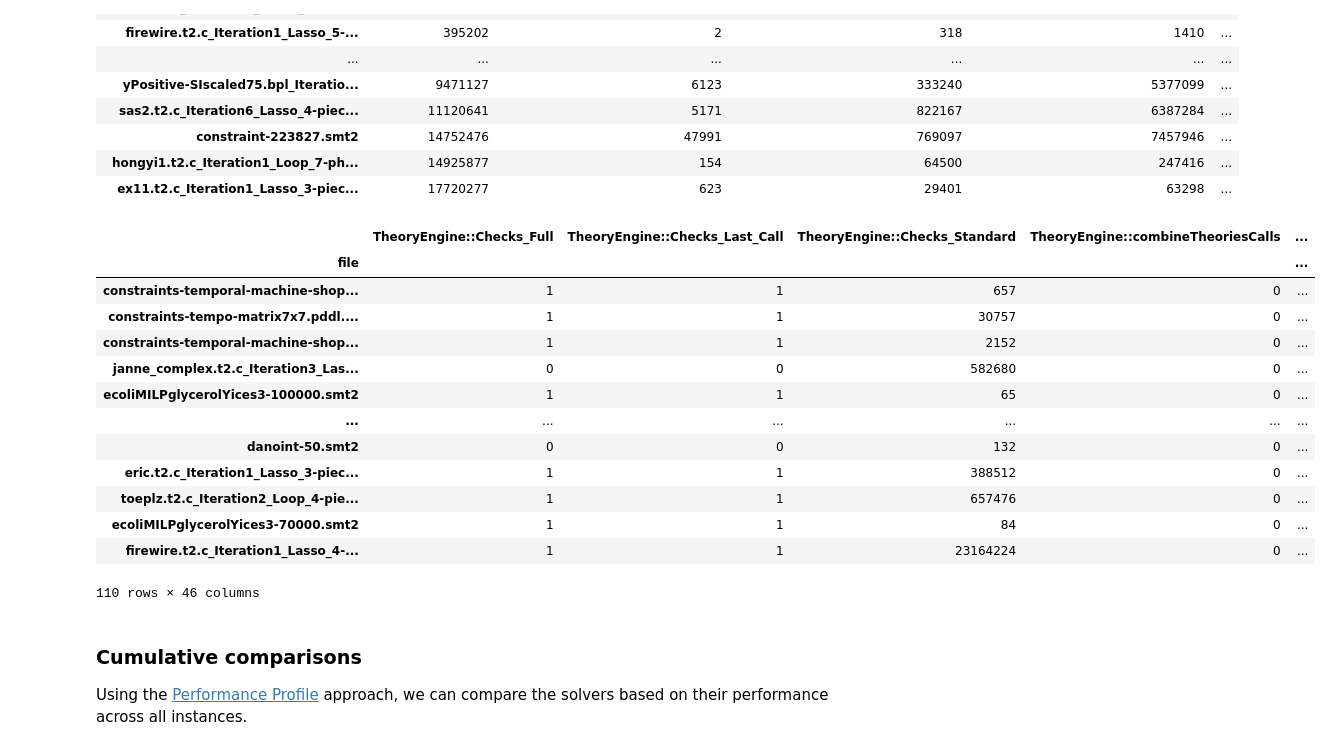
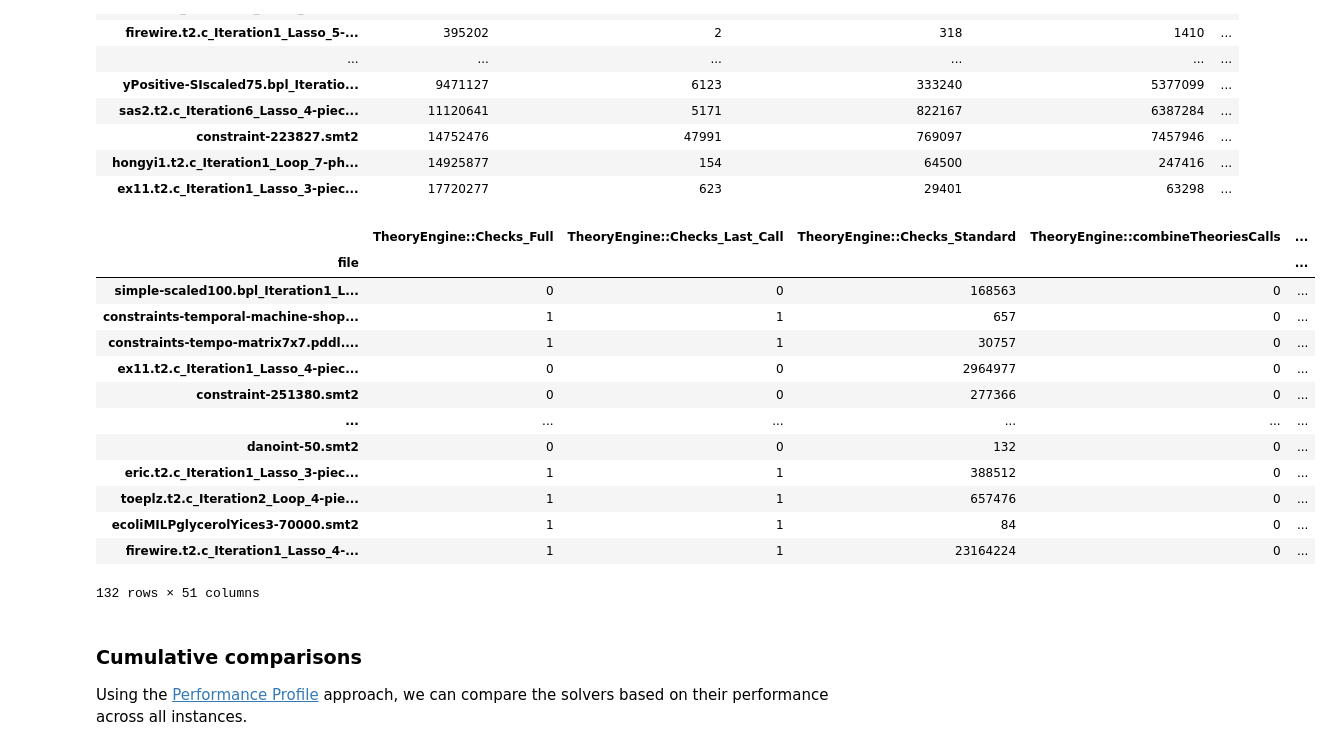
Before and after one commit to TendTo/dlinear, a Jupyter notebook: benchmarks/load_benchmarks.ipynb, the cells around one changed output. Cells and saved outputs as stored; diff of their text form; code cells hidden in the pictures.

```diff
--- a/benchmarks/load_benchmarks.ipynb
+++ b/benchmarks/load_benchmarks.ipynb
@@ -40,7 +40,7 @@ from utils import (
     QSOPTEX,
 )
 # %%
-DROP_UNSOLVED = True
+DROP_UNSOLVED = False
 # %%
 all_instances = pd.read_csv("../instances.csv").set_index("file")
 instances_100 = pd.read_csv("../100_instances.csv").set_index("file")
@@ -291,8 +290,8 @@ md(get_tot_results_compare(SolverResult(soplex_i100, "SoPlex", "S"), SolverResul
 # %%
-glpk = pd.read_csv("../glpk_i200.csv").dropna(subset=["resultG"]).set_index("file")
-glpk = glpk[glpk["resultG"].isin(["sat", "unsat"])] if DROP_UNSOLVED else glpk
-glpk["options::pivots"] = 200
-md(get_tot_results_compare(SolverResult(soplex_i100, "SoPlex", "S"), SolverResult(glpk, "GLPK", "G")))
+glpk_200 = pd.read_csv("../glpk_i200.csv").dropna(subset=["resultG"]).set_index("file")
+glpk_200 = glpk_200[glpk_200["resultG"].isin(["sat", "unsat"])] if DROP_UNSOLVED else glpk_200
+glpk_200["options::pivots"] = 200
+md(get_tot_results_compare(SolverResult(soplex_i100, "SoPlex", "S"), SolverResult(glpk_200, "GLPK", "G")))
 # %% [output]
 
 #### GLPK comparison with SoPlex
@@ -499,22 +350,22 @@ temp_df[(temp_df["theory::arith::z::arith::relax::infeasible::failures"] > 0)][I
 | hongyi1.t2.c_Iteration1_Loop_7-ph... | 14925877 | 154 | 64500 | 247416 | ... |
 | ex11.t2.c_Iteration1_Lasso_3-piec... | 17720277 | 623 | 29401 | 63298 | ... |
 # %%
-glpk[glpk["theory::arith::z::arith::relax::calls"] > 0]
+glpk_200[glpk_200["theory::arith::z::arith::relax::calls"] > 0]
 # %% [output]
 |  | TheoryEngine::Checks_Full | TheoryEngine::Checks_Last_Call | TheoryEngine::Checks_Standard | TheoryEngine::combineTheoriesCalls | ... |
 | file |  |  |  |  | ... |
+| simple-scaled100.bpl_Iteration1_L... | 0 | 0 | 168563 | 0 | ... |
 | constraints-temporal-machine-shop... | 1 | 1 | 657 | 0 | ... |
 | constraints-tempo-matrix7x7.pddl.... | 1 | 1 | 30757 | 0 | ... |
-| constraints-temporal-machine-shop... | 1 | 1 | 2152 | 0 | ... |
-| janne_complex.t2.c_Iteration3_Las... | 0 | 0 | 582680 | 0 | ... |
-| ecoliMILPglycerolYices3-100000.smt2 | 1 | 1 | 65 | 0 | ... |
+| ex11.t2.c_Iteration1_Lasso_4-piec... | 0 | 0 | 2964977 | 0 | ... |
+| constraint-251380.smt2 | 0 | 0 | 277366 | 0 | ... |
 | ... | ... | ... | ... | ... | ... |
 | danoint-50.smt2 | 0 | 0 | 132 | 0 | ... |
 | eric.t2.c_Iteration1_Lasso_3-piec... | 1 | 1 | 388512 | 0 | ... |
 | toeplz.t2.c_Iteration2_Loop_4-pie... | 1 | 1 | 657476 | 0 | ... |
 | ecoliMILPglycerolYices3-70000.smt2 | 1 | 1 | 84 | 0 | ... |
 | firewire.t2.c_Iteration1_Lasso_4-... | 1 | 1 | 23164224 | 0 | ... |
-110 rows × 46 columns
+132 rows × 51 columns
 # %% [markdown]
 ### Cumulative comparisons
 
```
Also changed, not shown: parts of 39 cells of this notebook.
